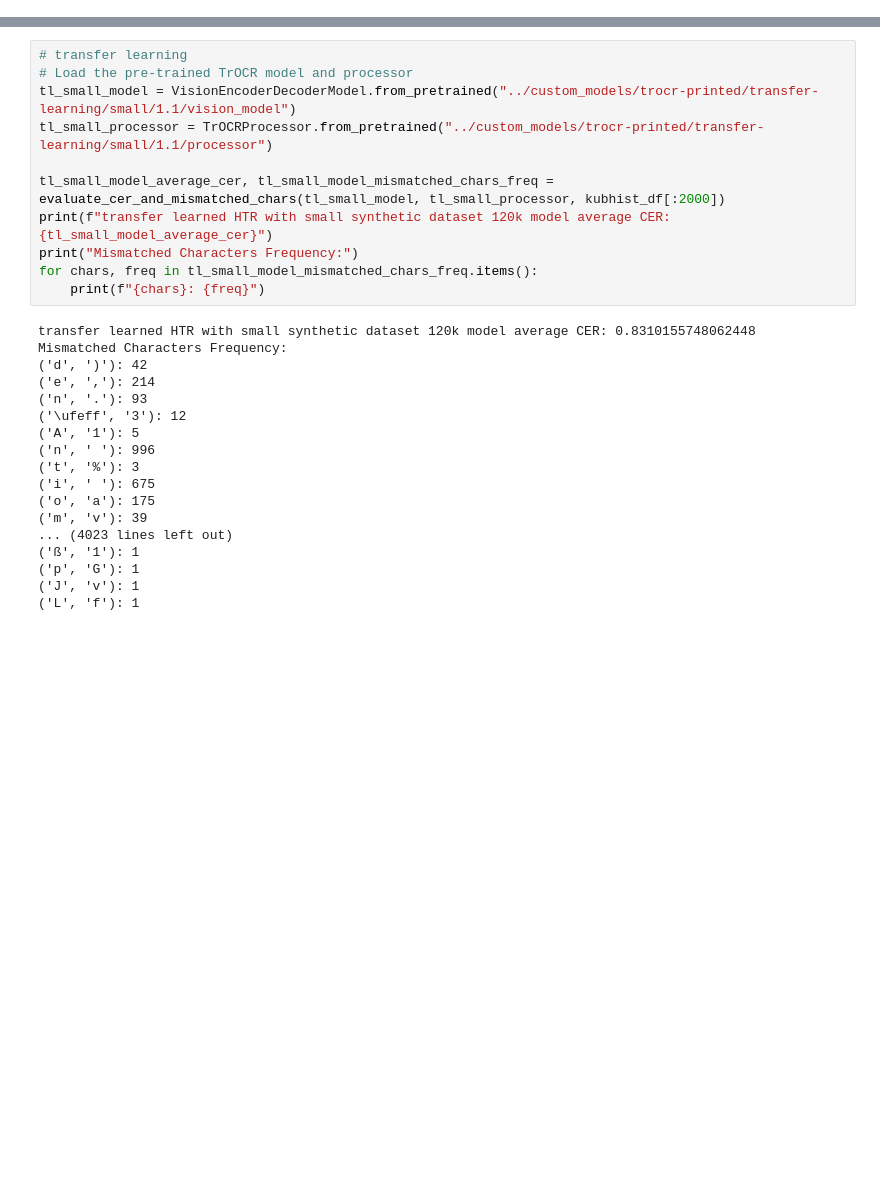
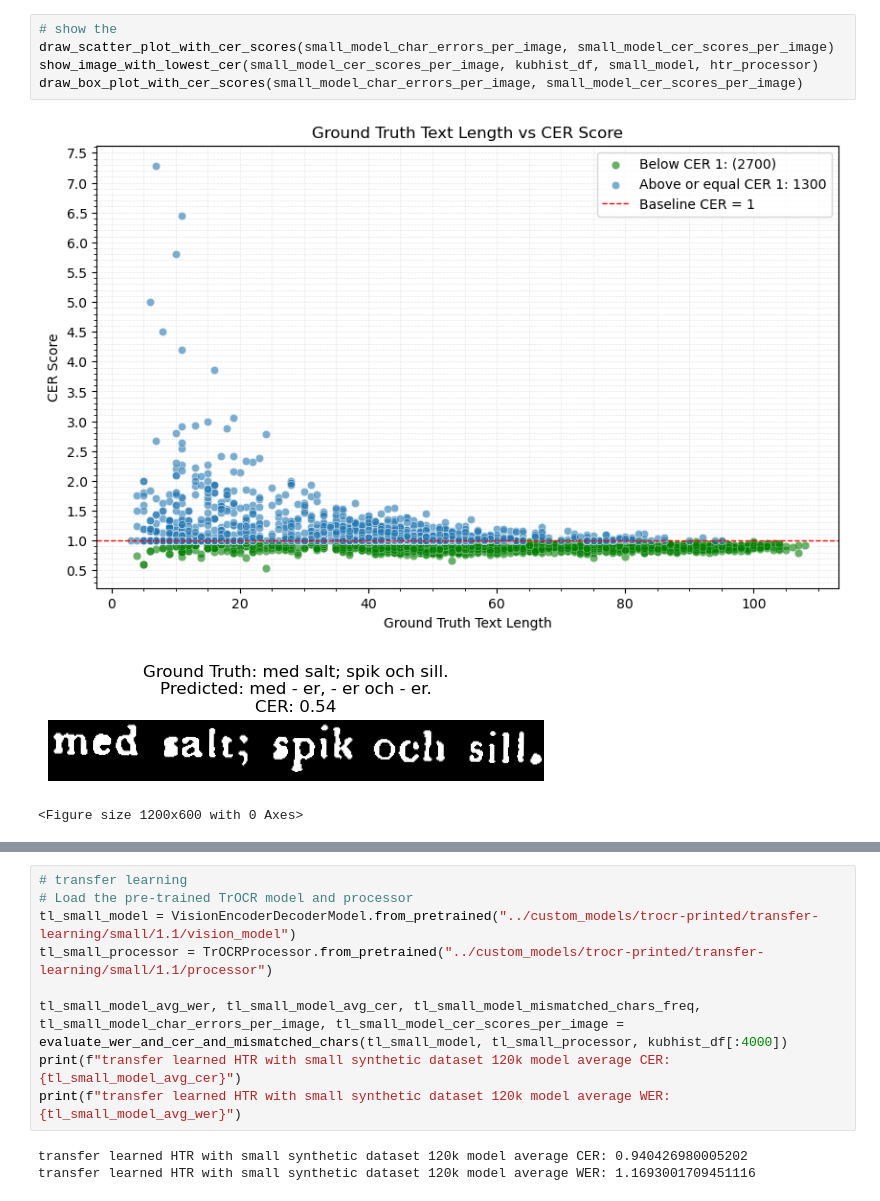
Before and after one commit to xxGreyscale/TrOCR, a Jupyter notebook: notebooks/evaluation.ipynb, the cells around one changed output, grey strips where cells are left out. Cells and saved outputs as stored; diff of their text form; blank space fills up the shorter version.

```diff
--- a/notebooks/evaluation.ipynb
+++ b/notebooks/evaluation.ipynb
@@ -116,0 +292,9 @@ Mismatched Characters Frequency:
+# %%
+# show the
+draw_scatter_plot_with_cer_scores(small_model_char_errors_per_image, small_model_cer_scores_per_image)
+show_image_with_lowest_cer(small_model_cer_scores_per_image, kubhist_df, small_model, htr_processor)
+draw_box_plot_with_cer_scores(small_model_char_errors_per_image, small_model_cer_scores_per_image)
+# %% [output]
+[figure, added]
+[figure, added]
+<Figure size 1200x600 with 0 Axes>
@@ -120,26 +305,9 @@ Mismatched Characters Frequency:
 tl_small_model = VisionEncoderDecoderModel.from_pretrained("../custom_models/trocr-printed/transfer-learning/small/1.1/vision_model")
 tl_small_processor = TrOCRProcessor.from_pretrained("../custom_models/trocr-printed/transfer-learning/small/1.1/processor")
 
-tl_small_model_average_cer, tl_small_model_mismatched_chars_freq = evaluate_cer_and_mismatched_chars(tl_small_model, tl_small_processor, kubhist_df[:2000])
-print(f"transfer learned HTR with small synthetic dataset 120k model average CER: {tl_small_model_average_cer}")
-print("Mismatched Characters Frequency:")
-for chars, freq in tl_small_model_mismatched_chars_freq.items():
-    print(f"{chars}: {freq}")
+tl_small_model_avg_wer, tl_small_model_avg_cer, tl_small_model_mismatched_chars_freq, tl_small_model_char_errors_per_image, tl_small_model_cer_scores_per_image = evaluate_wer_and_cer_and_mismatched_chars(tl_small_model, tl_small_processor, kubhist_df[:4000])
+print(f"transfer learned HTR with small synthetic dataset 120k model average CER: {tl_small_model_avg_cer}")
+print(f"transfer learned HTR with small synthetic dataset 120k model average WER: {tl_small_model_avg_wer}")
 # %% [output]
-transfer learned HTR with small synthetic dataset 120k model average CER: 0.8310155748062448
-Mismatched Characters Frequency:
-('d', ')'): 42
-('e', ','): 214
-('n', '.'): 93
-('\ufeff', '3'): 12
-('A', '1'): 5
-('n', ' '): 996
-('t', '%'): 3
-('i', ' '): 675
-('o', 'a'): 175
-('m', 'v'): 39
-... (4023 lines left out)
-('ß', '1'): 1
-('p', 'G'): 1
-('J', 'v'): 1
-('L', 'f'): 1
+transfer learned HTR with small synthetic dataset 120k model average CER: 0.940426980005202
+transfer learned HTR with small synthetic dataset 120k model average WER: 1.1693001709451116
```
Also changed, not shown: parts of 17 cells of this notebook.
